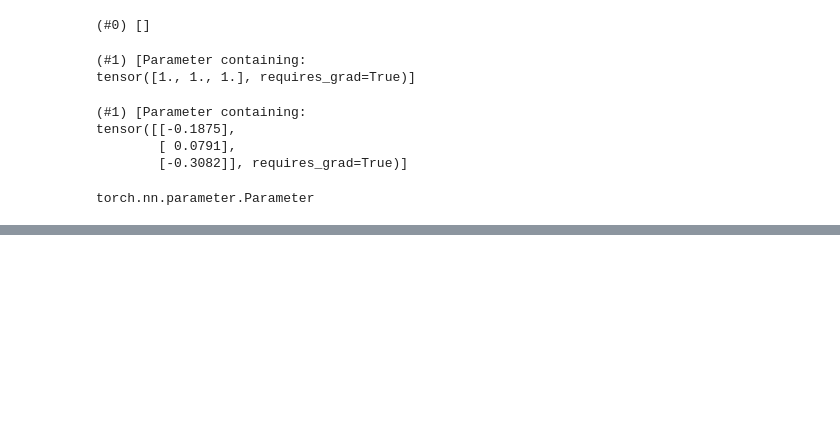
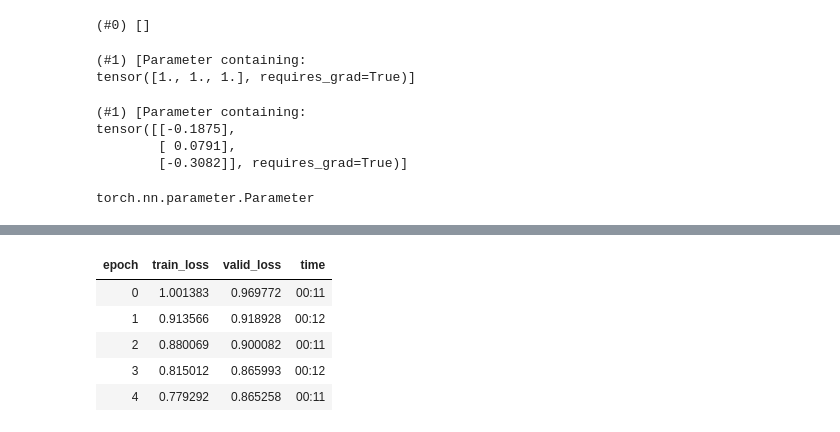
Before and after one commit to bwbelljr/fastaiv2, a Jupyter notebook: Chapter 8.ipynb, the cells around one changed output, grey strips where cells are left out. Drawn from its saved outputs; the diff is of its cells as text; code cells hidden in the pictures; blank space fills up the shorter version.

```diff
--- a/Chapter 8.ipynb
+++ b/Chapter 8.ipynb
@@ -251,0 +388,11 @@ torch.nn.parameter.Parameter
+# %%
+# Create more layers
+learn = collab_learner(dls, use_nn=True, y_range=(0, 5.5), layers=[100,50])
+learn.fit_one_cycle(5, 5e-3, wd=0.1)
+# %% [output]
+| epoch | train_loss | valid_loss | time |
+| 0 | 1.001383 | 0.969772 | 00:11 |
+| 1 | 0.913566 | 0.918928 | 00:12 |
+| 2 | 0.880069 | 0.900082 | 00:11 |
+| 3 | 0.815012 | 0.865993 | 00:12 |
+| 4 | 0.779292 | 0.865258 | 00:11 |
```
Also changed, not shown: parts of 25 cells of this notebook.
